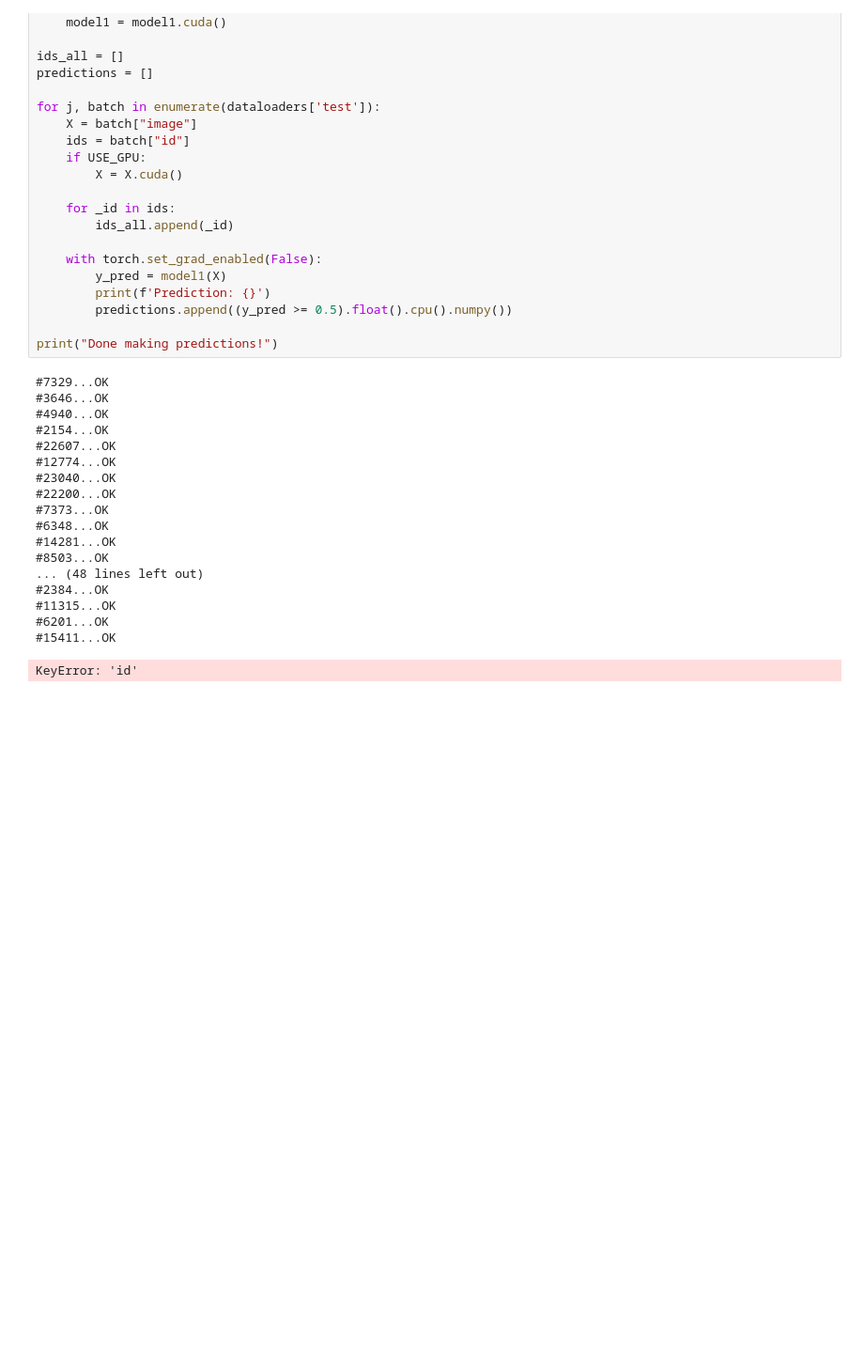
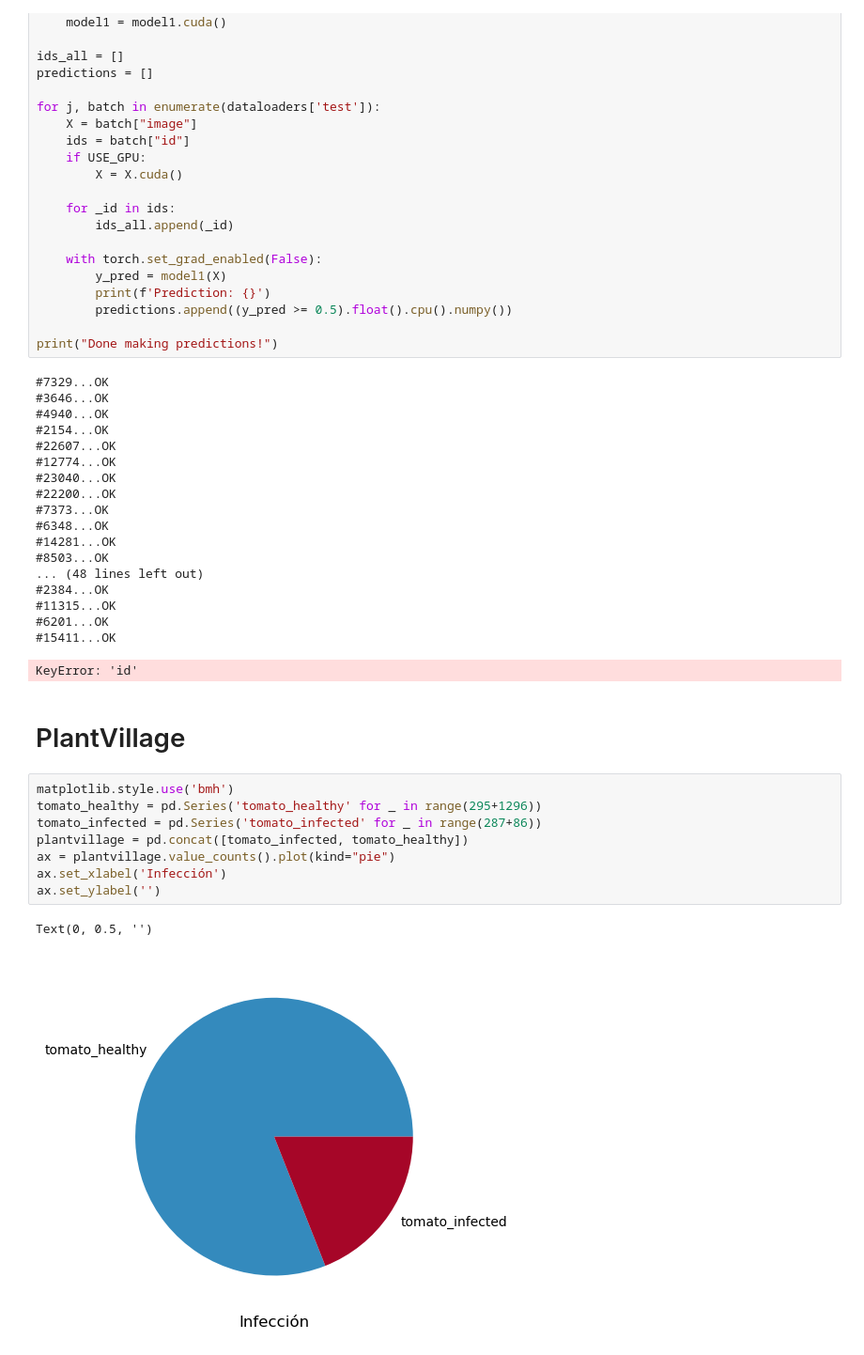
Before and after one commit to danibt656/final-thesis, a Jupyter notebook: notebooks/UTKFace.ipynb, the cells around one changed output. Shown at 94% size. Saved outputs shown, nothing was run; the diff lists cells and outputs as text; blank space fills up the shorter version.

```diff
--- a/notebooks/UTKFace.ipynb
+++ b/notebooks/UTKFace.ipynb
@@ -361,3 +359,16 @@ print("Done making predictions!")
 #6201...OK
 #15411...OK
 KeyError: 'id'
+# %% [markdown]
+# PlantVillage
+# %%
+matplotlib.style.use('bmh')
+tomato_healthy = pd.Series('tomato_healthy' for _ in range(295+1296))
+tomato_infected = pd.Series('tomato_infected' for _ in range(287+86))
+plantvillage = pd.concat([tomato_infected, tomato_healthy])
+ax = plantvillage.value_counts().plot(kind="pie")
+ax.set_xlabel('Infección')
+ax.set_ylabel('')
+# %% [output]
+Text(0, 0.5, '')
+[figure, added]
```
Also changed, not shown: parts of 1 cell of this notebook, 14 other files.
